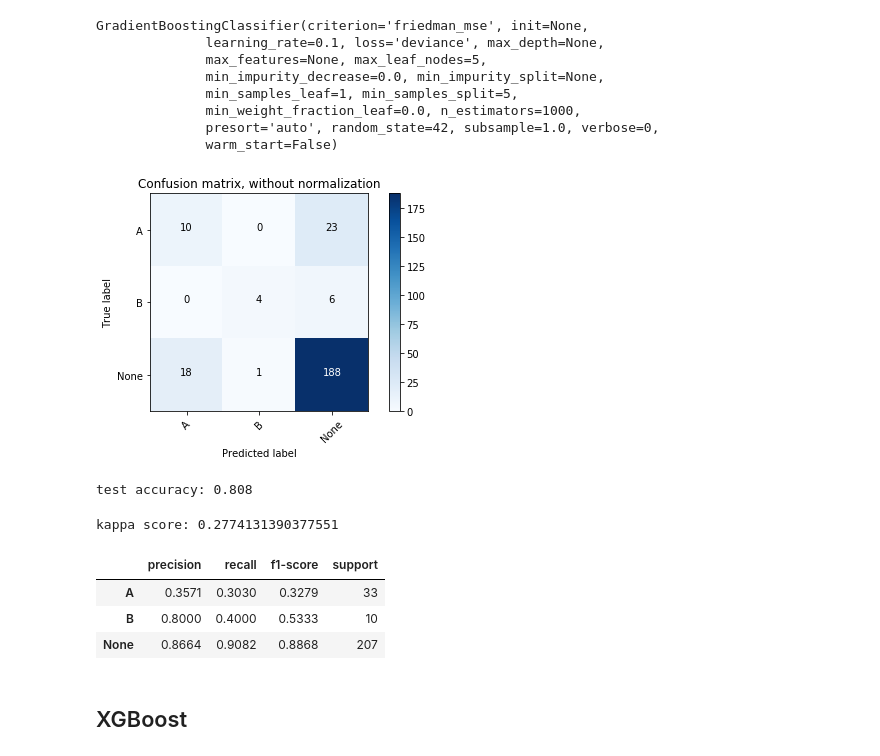
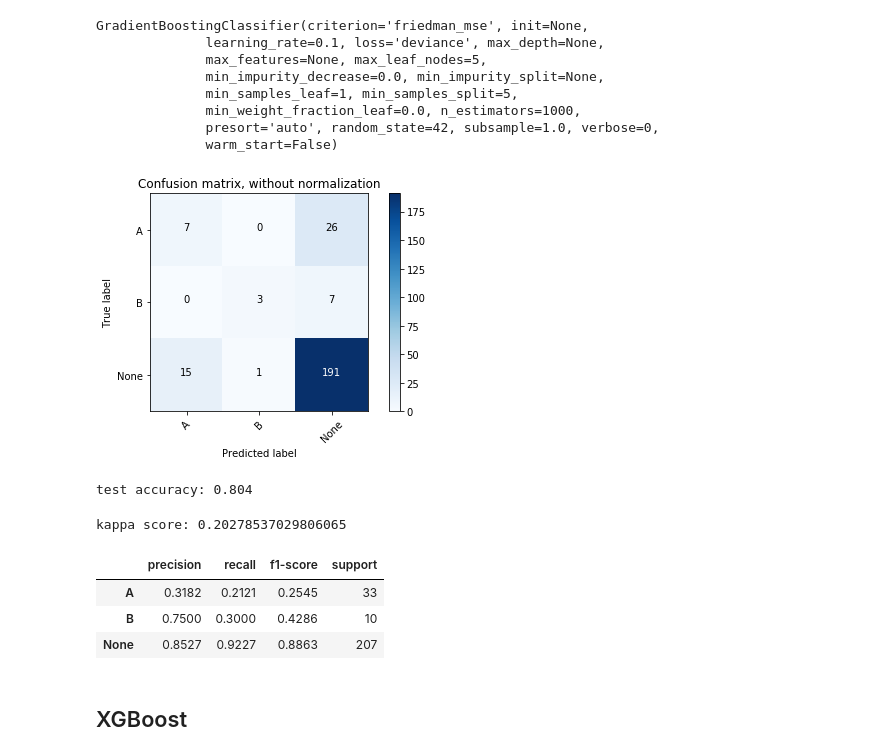
Before and after one commit to ace-racer/KE5108_Hybrid_Intelligent_Systems, a Jupyter notebook: KE5108-CA1-Part2/step2-balance_modelling-boosters.ipynb, the cells around one changed output. Cells and saved outputs as stored; diff of their text form; code cells hidden in the pictures.

```diff
--- a/KE5108-CA1-Part2/step2-balance_modelling-boosters.ipynb
+++ b/KE5108-CA1-Part2/step2-balance_modelling-boosters.ipynb
@@ -95,3 +95,9 @@ else:
     print("Training data will not be balanced")
 # %% [output]
 New # rows: 1701
+# %%
+features_to_scale = ["age", "income", "avbal", "avtrans"]
+min_max_scaler = preprocessing.MinMaxScaler()
+train_df[features_to_scale] = min_max_scaler.fit_transform(train_df[features_to_scale])
+
+train_df.head()
@@ -97,0 +112,3 @@ New # rows: 1701
+# %%
+val_df[features_to_scale] = min_max_scaler.transform(val_df[features_to_scale])
+val_df.head()
@@ -99,9 +124,9 @@ New # rows: 1701
 feature_columns = ["age", "income", "avbal", "avtrans", "sexNum", "mstatusNum", "occupationNum", "educationNum", "childrenNum"]
 target_column = ["decision"]
 X_train = train_df.loc[:, feature_columns]
-y_train = train_df.loc[:, target_column]
+y_train = train_df[target_column].replace("A", 0).replace("B", 1).replace("None", 2)
 X_val = val_df.loc[:, feature_columns]
-y_val = val_df.loc[:, target_column]
+y_val = val_df[target_column].replace("A", 0).replace("B", 1).replace("None", 2)
 X_train.head(5)
 # %% [output]
 |  | age | income | avbal | avtrans | sexNum | mstatusNum | occupationNum | educationNum | childrenNum |
@@ -186,30 +211,30 @@ plt.figure()
 plot_confusion_matrix(cnf_matrix_grad, classes=class_names,
                       title='Confusion matrix, without normalization')
 # %% [output]
-[figure, old version]
+[figure, new version]
 # %%
 print("test accuracy:", accuracy_score(y_val, y_pred_grad))
 # %% [output]
-test accuracy: 0.808
+test accuracy: 0.804
 # %%
 print("kappa score:", cohen_kappa_score(y_val, y_pred_grad))
 # %% [output]
-kappa score: 0.2774131390377551
+kappa score: 0.20278537029806065
 # %%
-precision, recall, fscore, support = precision_recall_fscore_support(y_val, y_pred_grad, labels=class_names)
+precision, recall, fscore, support = precision_recall_fscore_support(y_val, y_pred_grad, labels=[0,1,2])
 score_dict = {
   "precision": precision.round(4),
   "recall": recall.round(4),
   "f1-score": fscore.round(4),
   "support": support
 }
 score_df = pd.DataFrame(score_dict, index=class_names)
 score_df
 # %% [output]
 |  | precision | recall | f1-score | support |
-| A | 0.3571 | 0.3030 | 0.3279 | 33 |
-| B | 0.8000 | 0.4000 | 0.5333 | 10 |
-| None | 0.8664 | 0.9082 | 0.8868 | 207 |
+| A | 0.3182 | 0.2121 | 0.2545 | 33 |
+| B | 0.7500 | 0.3000 | 0.4286 | 10 |
+| None | 0.8527 | 0.9227 | 0.8863 | 207 |
 # %% [markdown]
 ## XGBoost
 # %%
```
Also changed, not shown: parts of 11 cells of this notebook, 1 other file.
